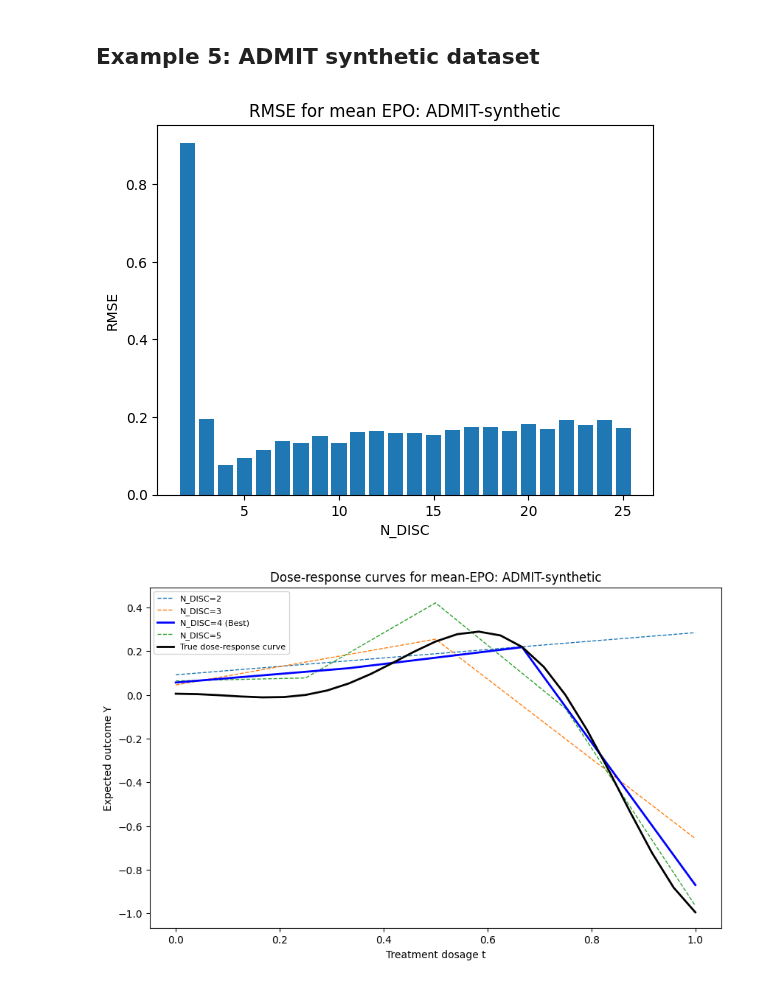
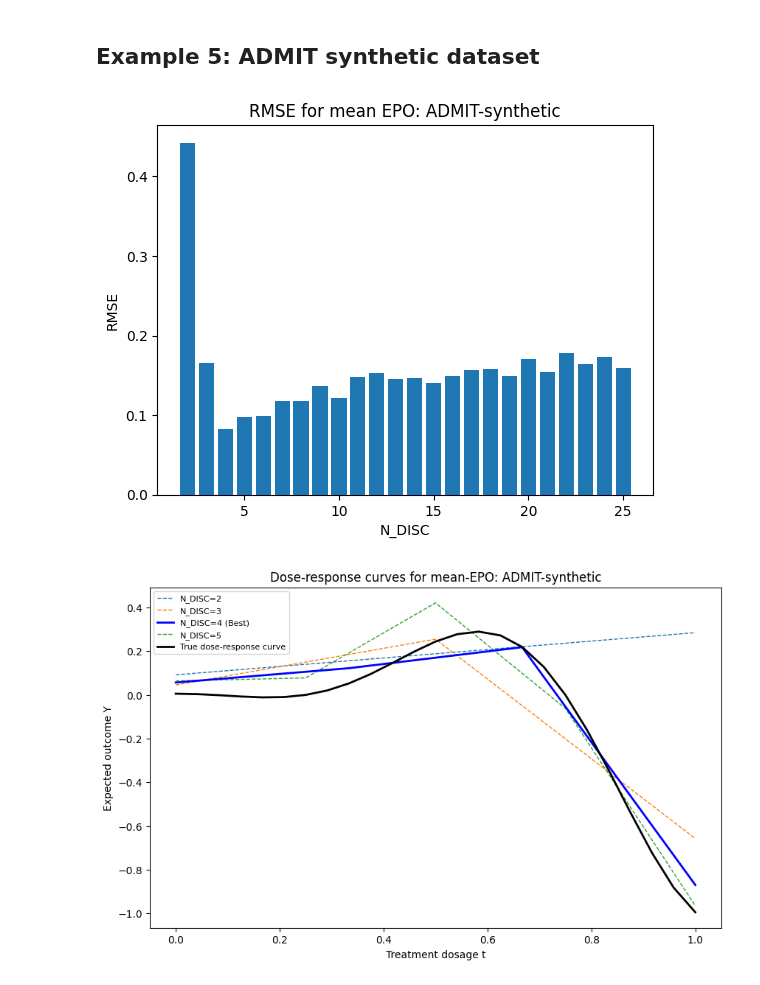
Before and after one commit to chris-L6/CausalPFN, a Jupyter notebook: my-work/Week_11-17/notebooks/data_analysis_epo.ipynb, the cells around one changed output. Drawn from its saved outputs; the diff is of its cells as text; code cells hidden in the pictures.

Commit message:
fixed everything for uniform bin size

```diff
--- a/my-work/Week_11-17/notebooks/data_analysis_epo.ipynb
+++ b/my-work/Week_11-17/notebooks/data_analysis_epo.ipynb
@@ -126,6 +134,9 @@ data_name = "vahid-nonlin"
 N_max = df.index[-1][0]
 # %%
 # RMSE calculation on the average EPO
+
+def drf_nonlin(t): return 0.5 * t ** 2 - 2 * t # true dose-response funcion
+
 rmse_dict = dict()
 for N_DISC in range(2, N_max + 1):
     df_N = df.loc[[N_DISC]]
@@ -133,8 +144,11 @@ for N_DISC in range(2, N_max + 1):
     df_N.loc[(N_DISC, 0), "EPOs_1"] = df_N.loc[(N_DISC, 0), "EPOs_2"]
     df_N.loc[(N_DISC, N_DISC - 1), "EPOs_2"] = df_N.loc[(N_DISC, N_DISC - 1), "EPOs_1"]
     # Average and calculate RMSE aggainst true_effect
-    y_pred = df_N[["EPOs_1", "EPOs_2"]].mean(axis=1).values
-    y_true = df_N["true_effect"].values
+    drf_N_pred_pts = df_N[["EPOs_1", "EPOs_2"]].mean(axis=1).values
+    t_vals = np.linspace(0, 1, N_DISC)
+    drf_N_pred = interp1d(t_vals, drf_N_pred_pts)
+    y_pred = drf_N_pred(rmse_calc_t_mesh)
+    y_true = drf_nonlin(rmse_calc_t_mesh)
     error = calculate_rmse(y_pred, y_true)
     rmse_dict[N_DISC] = np.round(error, 5)
 
@@ -194,6 +208,9 @@ data_name = "econ-ML-ex1"
 N_max = df.index[-1][0]
 # %%
 # RMSE calculation on the average EPO
+
+def drf_econML(t): return np.float64(3.211819532711872) * t # true drf; hardcoded the value np.mean(TE) from the DGP
+
 rmse_dict = dict()
 for N_DISC in range(2, N_max + 1):
     df_N = df.loc[[N_DISC]]
@@ -201,8 +218,11 @@ for N_DISC in range(2, N_max + 1):
     df_N.loc[(N_DISC, 0), "EPOs_1"] = df_N.loc[(N_DISC, 0), "EPOs_2"]
     df_N.loc[(N_DISC, N_DISC - 1), "EPOs_2"] = df_N.loc[(N_DISC, N_DISC - 1), "EPOs_1"]
     # Average and calculate RMSE aggainst true_effect
-    y_pred = df_N[["EPOs_1", "EPOs_2"]].mean(axis=1).values
-    y_true = df_N["true_effect"].values
+    drf_N_pred_pts = df_N[["EPOs_1", "EPOs_2"]].mean(axis=1).values
+    t_vals = np.linspace(0, 1, N_DISC)
+    drf_N_pred = interp1d(t_vals, drf_N_pred_pts)
+    y_pred = drf_N_pred(rmse_calc_t_mesh)
+    y_true = drf_econML(rmse_calc_t_mesh)
     error = calculate_rmse(y_pred, y_true)
     rmse_dict[N_DISC] = np.round(error, 5)
 
@@ -329,31 +370,62 @@ data_name = "ADMIT-synthetic"
 N_max = df.index[-1][0]
 # %%
 # RMSE calculation on the average EPO
+
+# To get drf_ADMIT (the true dose-response), need to re-do DGP
+def sigmoid(t): return 1. / (1. + np.exp(-1. * t))
+n, d = 2000, 6
+X = np.random.uniform(-1, 1, (n, d))
+x1 = X[:, 0]
+x2 = X[:, 1]
+x3 = X[:, 2]
+x4 = X[:, 3]
+x5 = X[:, 4]
+x6 = X[:, 5]
+# Generate treatment
+mu_1 =  (10. * np.sin(np.maximum(x1, np.maximum(x2, x3))) + np.maximum(x3, np.maximum(x4, x5))**3)/(1. + (x1 + x5)**2) + np.sin(0.5 * x3) * (1. + np.exp(x4 - 0.5 * x3)) + x3**2 + 2. * np.sin(x4) + 2.*x5 - 6.5
+T = np.random.normal(mu_1, 0.5)
+T = sigmoid(T)
+# Generate outcomes
+mu_2 = np.cos(2 * np.pi * (T - 0.5)) * (T ** 2 + (4 * np.maximum(x1, x6) ** 3) * np.sin(x4) / (1 + 2 * x3 ** 2))
+Y = np.random.normal(mu_2, 0.5)
+# Generated expected potential outcomes empirically
+treatment_doses = np.linspace(0, 1, 100)
+effects = []
+for t in treatment_doses:
+    T_intervention = t * np.ones(T.shape)
+    mu_2_intervention = np.cos(2 * np.pi * (T_intervention - 0.5)) * (T_intervention ** 2 + (4 * np.maximum(x1, x6) ** 3) * np.sin(x4) / (1 + 2 * x3 ** 2))
+    effects.append(mu_2_intervention.mean())
+effects = np.array(effects)
+drf_ADMIT = interp1d(treatment_doses, effects) # true dose-reponse
+
 rmse_dict = dict()
 for N_DISC in range(2, N_max + 1):
     df_N = df.loc[[N_DISC]]
     # Fill first and last values
     df_N.loc[(N_DISC, 0), "EPOs_1"] = df_N.loc[(N_DISC, 0), "EPOs_2"]
     df_N.loc[(N_DISC, N_DISC - 1), "EPOs_2"] = df_N.loc[(N_DISC, N_DISC - 1), "EPOs_1"]
     # Average and calculate RMSE aggainst true_effect
-    y_pred = df_N[["EPOs_1", "EPOs_2"]].mean(axis=1).values
-    y_true = df_N["true_effect"].values
+    drf_N_pred_pts = df_N[["EPOs_1", "EPOs_2"]].mean(axis=1).values
+    t_vals = np.linspace(0, 1, N_DISC)
+    drf_N_pred = interp1d(t_vals, drf_N_pred_pts)
+    y_pred = drf_N_pred(rmse_calc_t_mesh)
+    y_true = drf_ADMIT(rmse_calc_t_mesh)
     error = calculate_rmse(y_pred, y_true)
     rmse_dict[N_DISC] = np.round(error, 5)
 
 # Create DataFrame and plot
 rmse_df = pd.DataFrame.from_dict(rmse_dict, orient="index", columns=["RMSE"])
 rmse_df.to_csv(f"{file_location}/RMSE_table_{data_name}_{date_string}.csv") # save df
 fig = plt.figure()
 plt.bar(rmse_df.index, height=rmse_df["RMSE"])
 plt.xlabel("N_DISC")
 plt.ylabel("RMSE")
 plt.title(f"RMSE for mean EPO: {data_name}")
 plt.savefig(f"{file_location}/RMSE_bar_chart_{data_name}_{date_string}.png")
 
 plt.show()
 # %% [output]
-[figure, old version]
+[figure, new version]
 # %%
 ## Plotting DRF predictions
 fig = plt.figure(figsize=(10, 6))
```
Also changed, not shown: parts of 6 cells of this notebook, 28 other files.
